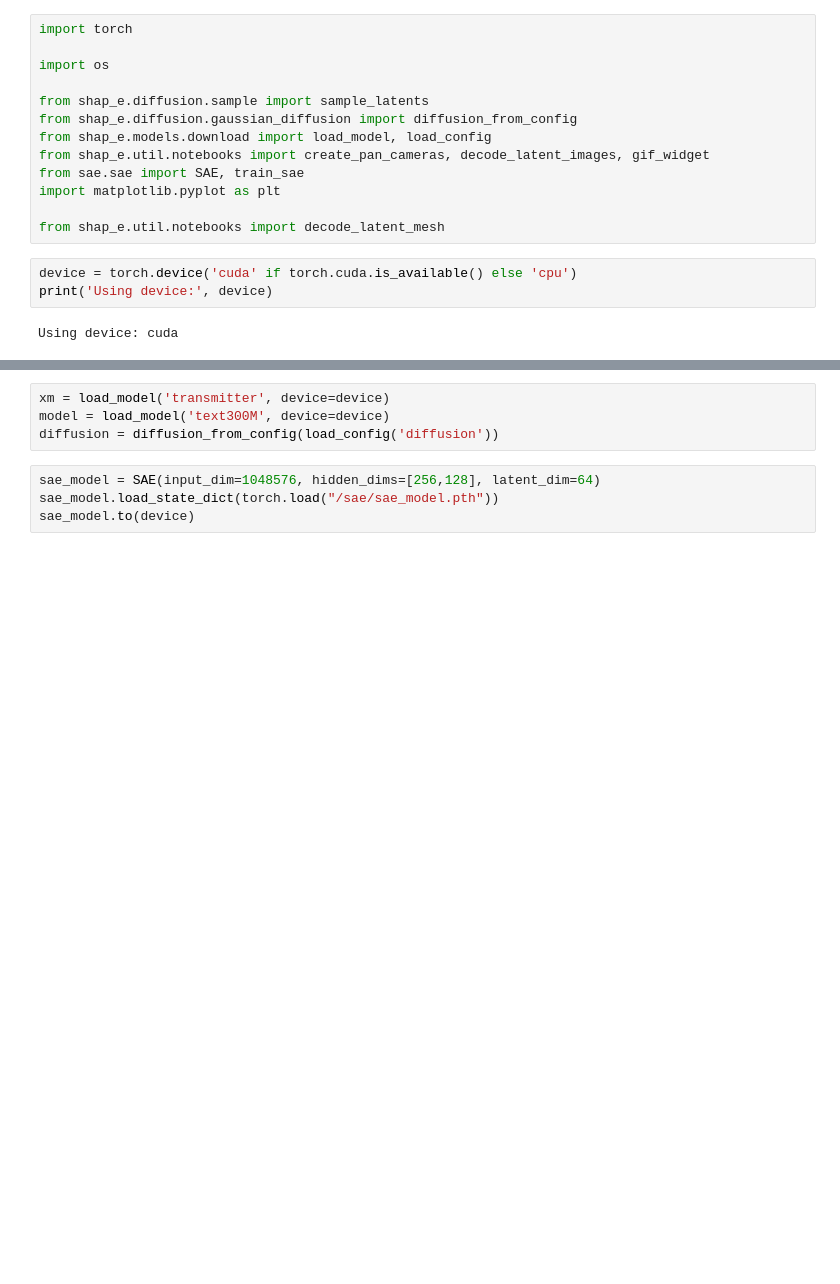
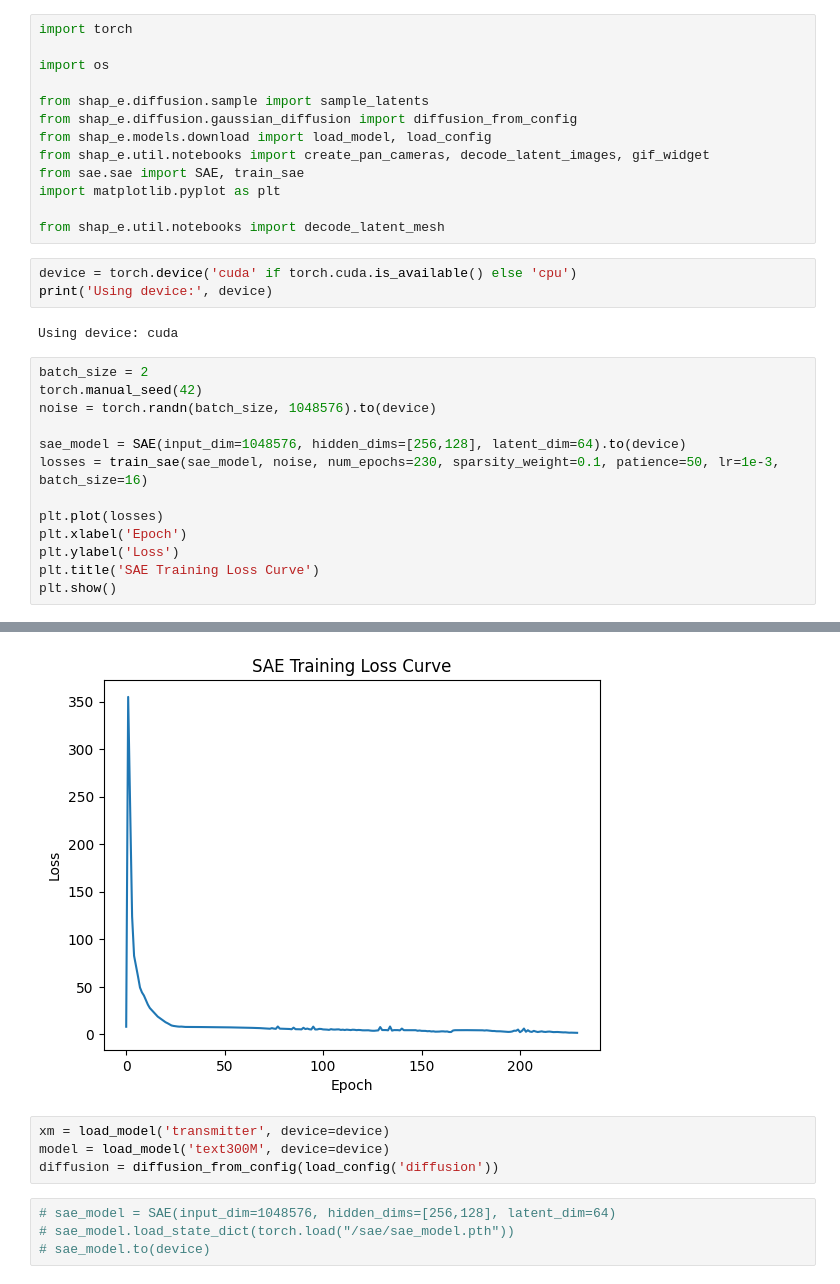
Before and after one commit to primordialls/shap-e_with_SAE, a Jupyter notebook: run.ipynb, the cells around one changed output, grey strips where cells are left out. Drawn from its saved outputs; the diff is of its cells as text; blank space fills up the shorter version.

```diff
--- a/run.ipynb
+++ b/run.ipynb
@@ -16,3 +16,17 @@ device = torch.device('cuda' if torch.cuda.is_available() else 'cpu')
 print('Using device:', device)
 # %% [output]
 Using device: cuda
+# %%
+batch_size = 2
+torch.manual_seed(42)
+noise = torch.randn(batch_size, 1048576).to(device)
+
+sae_model = SAE(input_dim=1048576, hidden_dims=[256,128], latent_dim=64).to(device)
+losses = train_sae(sae_model, noise, num_epochs=230, sparsity_weight=0.1, patience=50, lr=1e-3, batch_size=16)
+
+plt.plot(losses)
+plt.xlabel('Epoch')
+plt.ylabel('Loss')
+plt.title('SAE Training Loss Curve')
+plt.show()
+# %% [output]
@@ -19,9 +34,10 @@ Using device: cuda
+[figure, new version]
 # %%
 xm = load_model('transmitter', device=device)
 model = load_model('text300M', device=device)
 diffusion = diffusion_from_config(load_config('diffusion'))
 # %%
-sae_model = SAE(input_dim=1048576, hidden_dims=[256,128], latent_dim=64)
-sae_model.load_state_dict(torch.load("/sae/sae_model.pth"))
-sae_model.to(device)
+# sae_model = SAE(input_dim=1048576, hidden_dims=[256,128], latent_dim=64)
+# sae_model.load_state_dict(torch.load("/sae/sae_model.pth"))
+# sae_model.to(device)
 # %%
```
Also changed, not shown: parts of 7 cells of this notebook, 54 other files.
